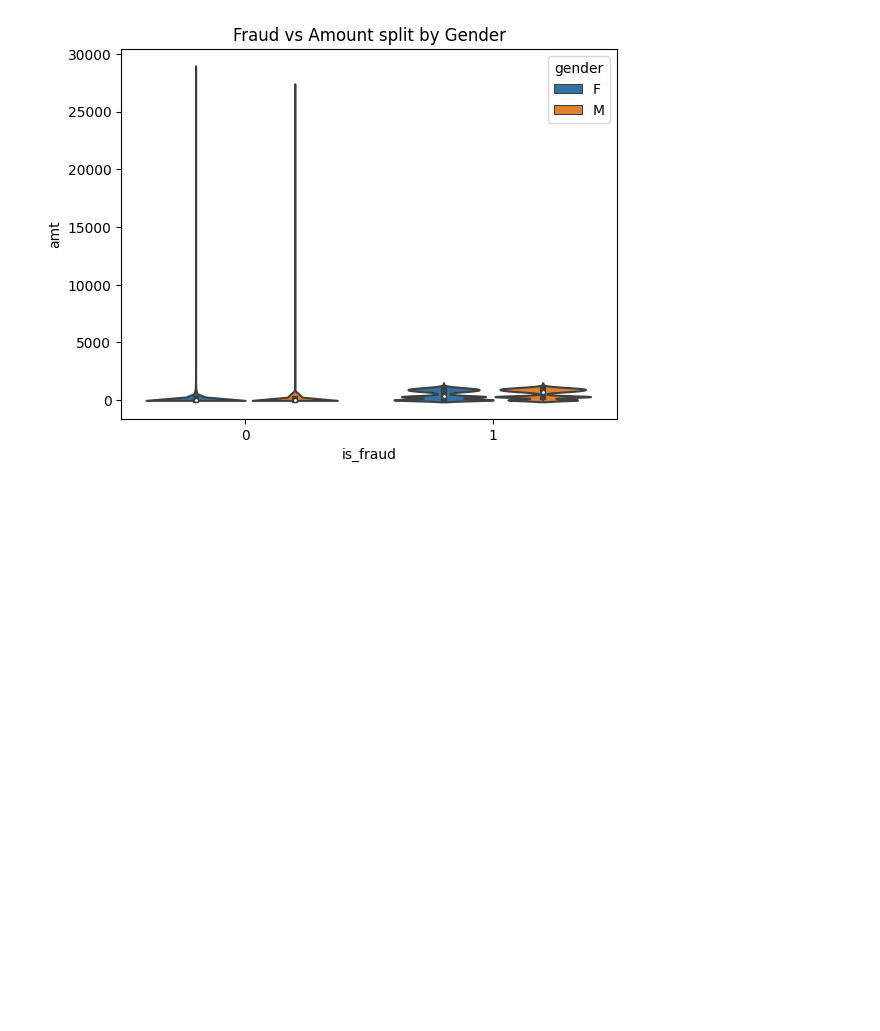
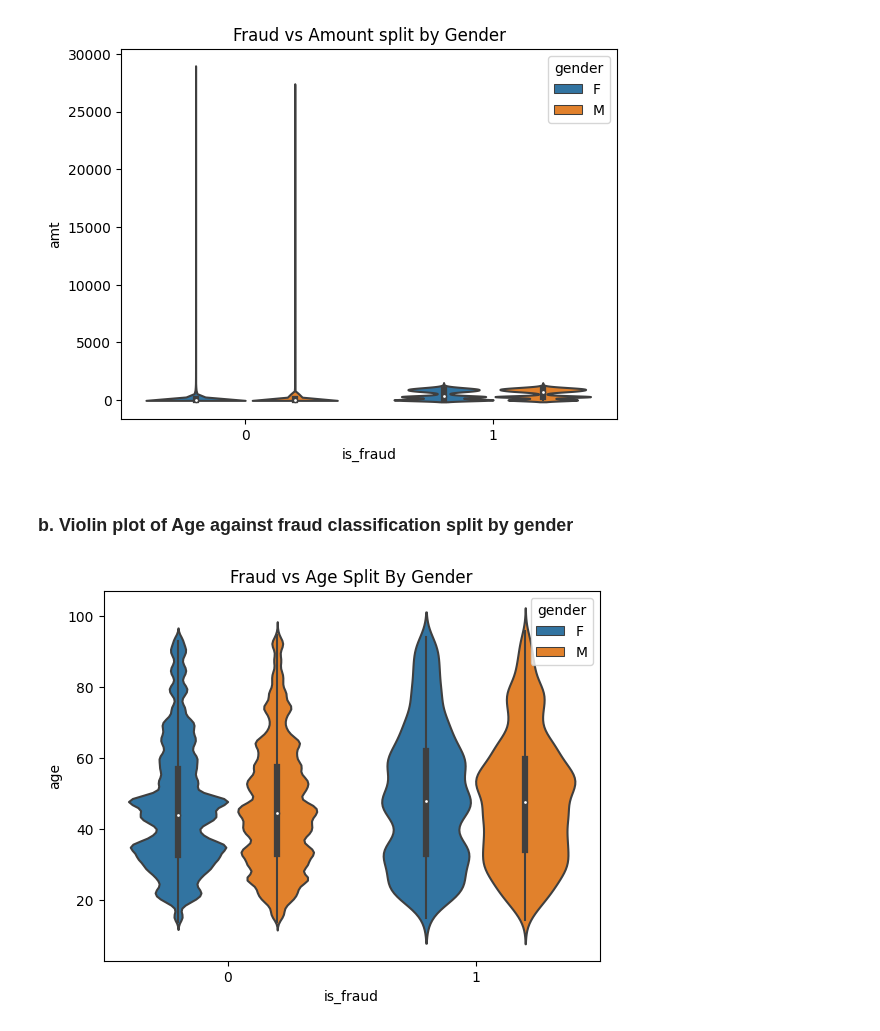
Before and after one commit to arthuralbarelli/ml-credit-card-fraud-detection, a Jupyter notebook: notebooks/credit_card_fraud_exploratory_analysis.ipynb, the cells around one changed output. Cells and saved outputs as stored; diff of their text form; code cells hidden in the pictures; blank space fills up the shorter version.

Commit message:
feat(notebooks): Add violinplot of age by gender and fraud

```diff
--- a/notebooks/credit_card_fraud_exploratory_analysis.ipynb
+++ b/notebooks/credit_card_fraud_exploratory_analysis.ipynb
@@ -268,3 +268,11 @@ plt.title('Fraud vs Amount split by Gender')
 plt.show()
 # %% [output]
 [figure]
+# %% [markdown]
+### b. Violin plot of Age against fraud classification split by gender
+# %%
+sns.violinplot(x='is_fraud', y='age', hue='gender', data=fraud_data)
+plt.title('Fraud vs Age Split By Gender')
+plt.show()
+# %% [output]
+[figure, added]
```
Also changed, not shown: 1 other file.
